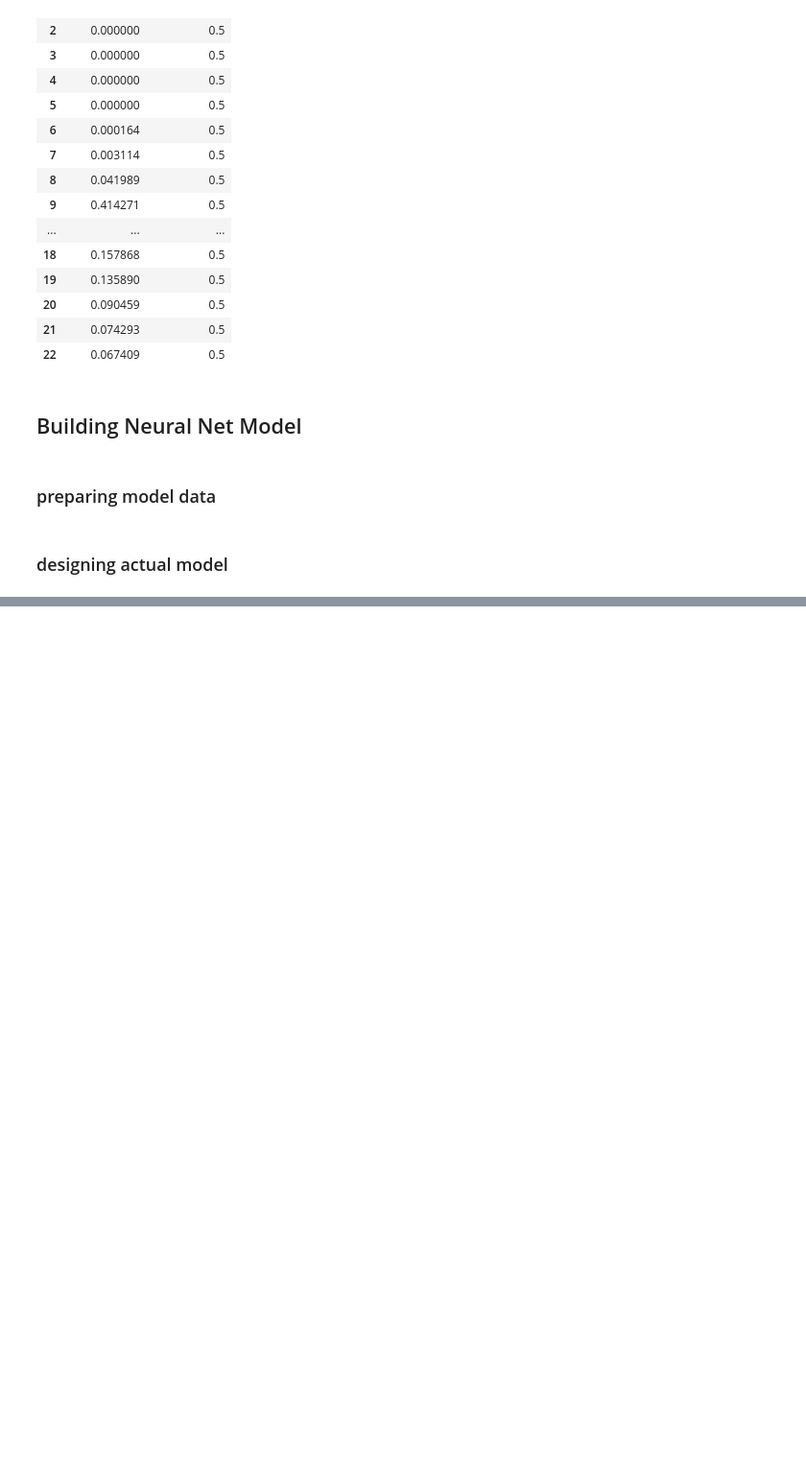
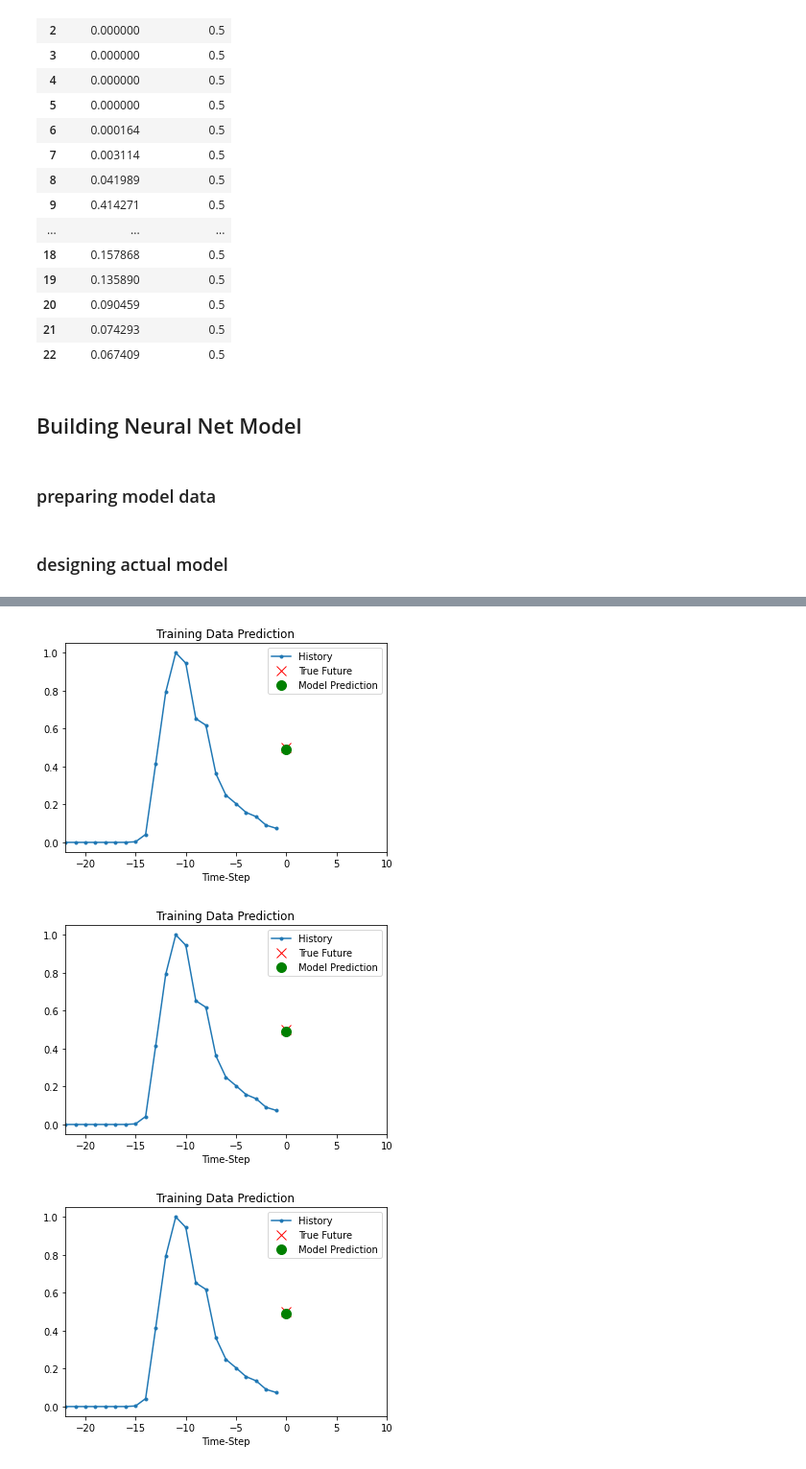
Before and after one commit to tamjazad/ml-covid19, a Jupyter notebook: flu-trained-models/ny_flu_temp_nextWed.ipynb, the cells around one changed output, grey strips where cells are left out. Shown: that part at 96% size. Saved outputs shown, nothing was run; the diff lists cells and outputs as text; code cells hidden in the pictures; blank space fills up the shorter version.

```diff
--- a/flu-trained-models/ny_flu_temp_nextWed.ipynb
+++ b/flu-trained-models/ny_flu_temp_nextWed.ipynb
@@ -362,0 +421,10 @@ lstm_prediction_model.compile(optimizer=tf.keras.optimizers.RMSprop(), loss="mae
+# %%
+for x, y in test_data_single.take(3):
+  plot = show_plot([x[0][:, 0].numpy(), y[0].numpy(),
+                    lstm_prediction_model.predict(x)[0]], 0,
+                   'Training Data Prediction')
+  plot.show()
+# %% [output]
+[figure, added]
+[figure, added]
+[figure, added]
```
Also changed, not shown: parts of 3 cells of this notebook.
